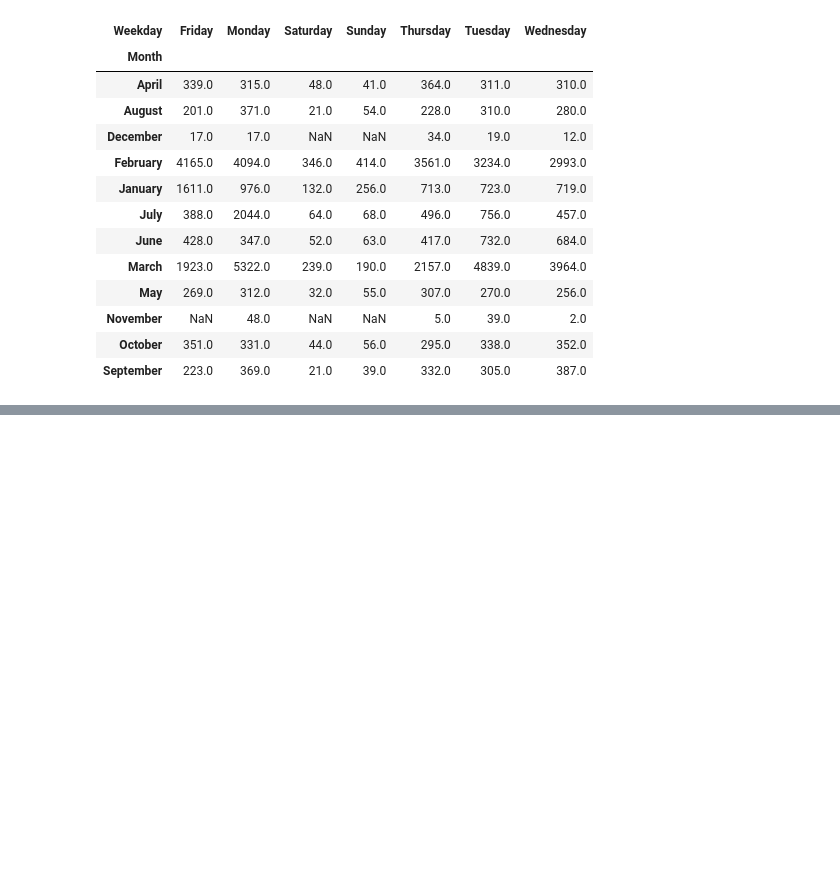
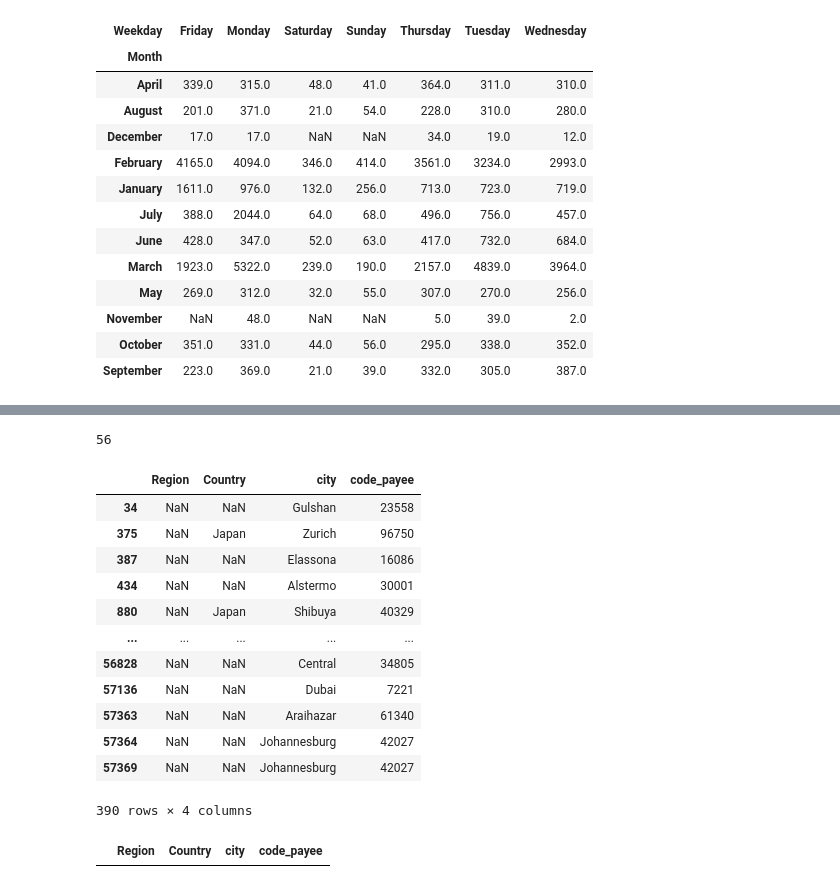
Before and after one commit to RafZel/NYCDSA_Project_1, a Jupyter notebook: project_1.ipynb, the cells around one changed output, grey strips where cells are left out. Drawn from its saved outputs; the diff is of its cells as text; code cells hidden in the pictures; blank space fills up the shorter version.

```diff
--- a/project_1.ipynb
+++ b/project_1.ipynb
@@ -1290,0 +1261,25 @@ heatmap_plot = sns.heatmap(df_day_heatmap_2, annot=True, fmt='.0f', linewidths=.
+# %%
+sunburst_shart = df_final[['Region','Country','city','code_payee']].copy()
+# %%
+print(len(sunburst_shart['code_payee'].loc[sunburst_shart['Region'].isnull()].unique()))
+sunburst_shart.loc[sunburst_shart['Region'].isnull()]
+# %% [output]
+56
+|  | Region | Country | city | code_payee |
+| 34 | NaN | NaN | Gulshan | 23558 |
+| 375 | NaN | Japan | Zurich | 96750 |
+| 387 | NaN | NaN | Elassona | 16086 |
+| 434 | NaN | NaN | Alstermo | 30001 |
+| 880 | NaN | Japan | Shibuya | 40329 |
+| ... | ... | ... | ... | ... |
+| 56828 | NaN | NaN | Central | 34805 |
+| 57136 | NaN | NaN | Dubai | 7221 |
+| 57363 | NaN | NaN | Araihazar | 61340 |
+| 57364 | NaN | NaN | Johannesburg | 42027 |
+| 57369 | NaN | NaN | Johannesburg | 42027 |
+390 rows × 4 columns
+# %%
+sunburst_shart.dropna(subset=['Region'], inplace=True)
+sunburst_shart.loc[sunburst_shart['Region'].isnull()]
+# %% [output]
+|  | Region | Country | city | code_payee |
```
Also changed, not shown: parts of 75 cells of this notebook, 20 other files.
